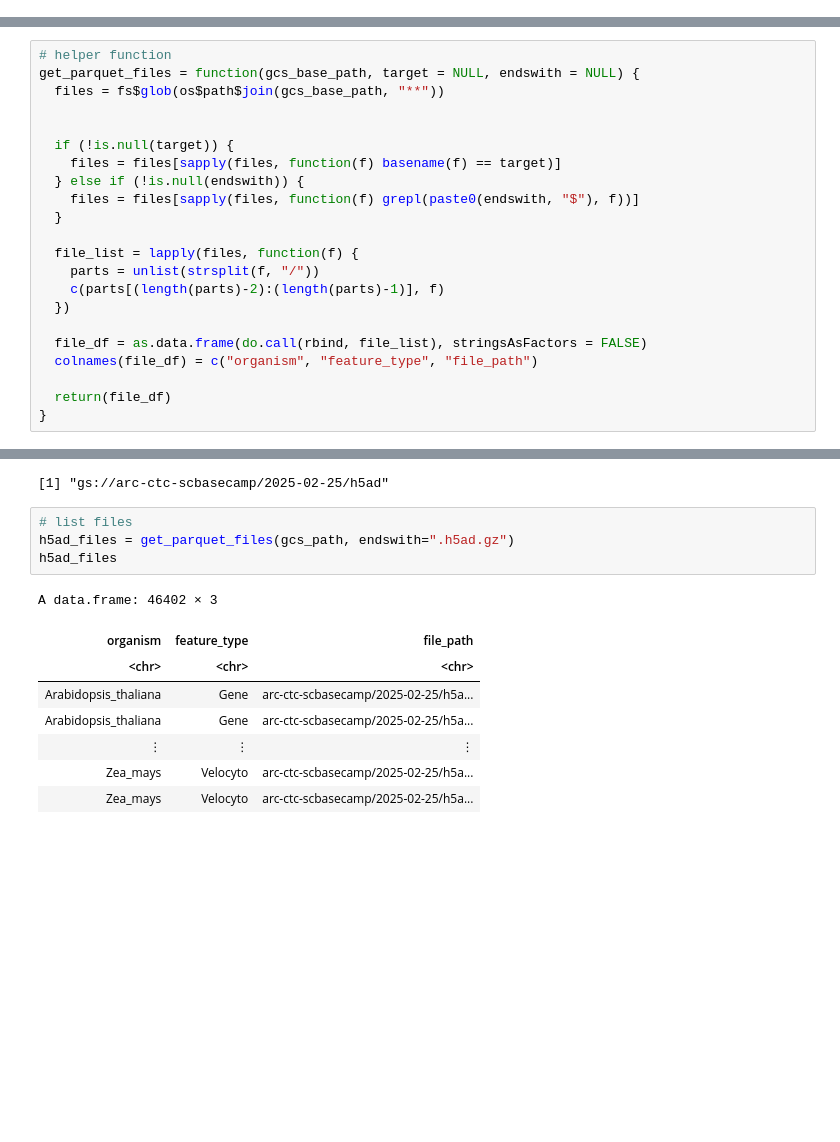
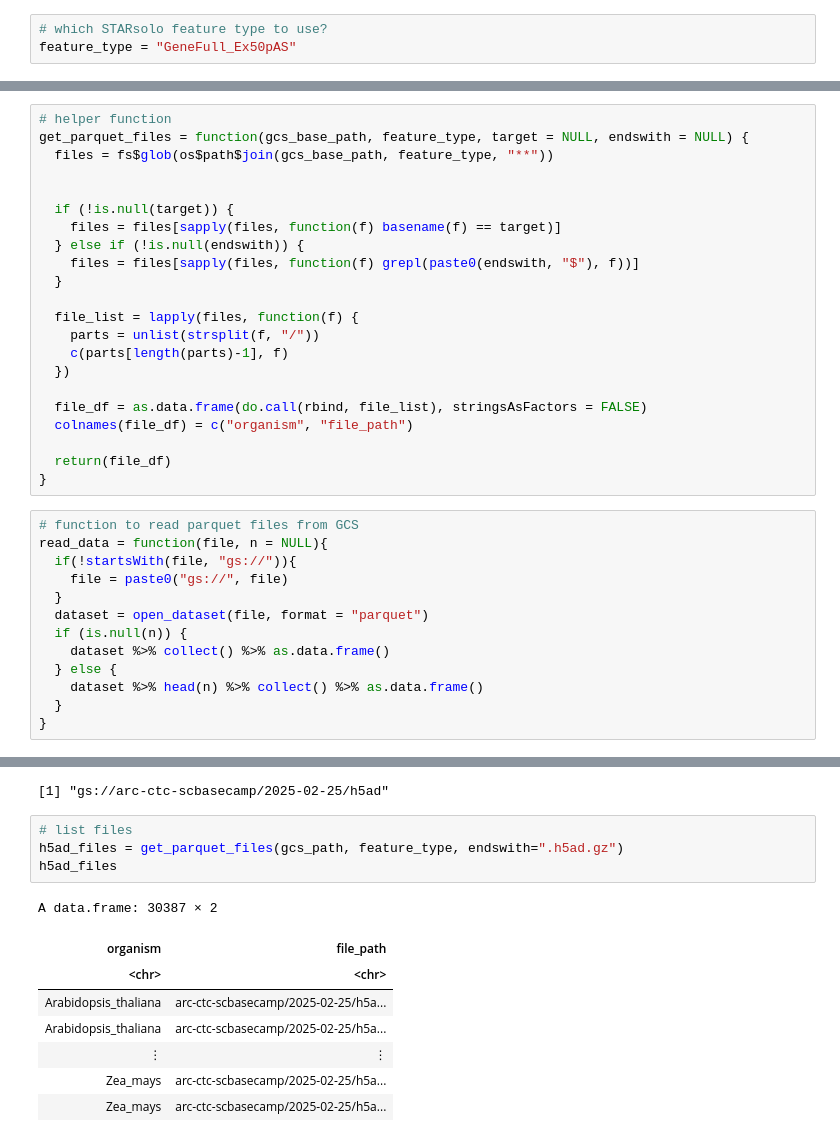
Before and after one commit to rdas-genesilico-ai/arc-virtual-cell-atlas-uv, a Jupyter notebook: scBaseCamp/tutorial-R.ipynb, the cells around one changed output, grey strips where cells are left out. Drawn from its saved outputs; the diff is of its cells as text; blank space fills up the shorter version.

```diff
--- a/scBaseCamp/tutorial-R.ipynb
+++ b/scBaseCamp/tutorial-R.ipynb
@@ -41,6 +56,9 @@ options(repr.matrix.max.rows=4)
 # %%
 # GCS bucket path
 gcs_base_path = "gs://arc-ctc-scbasecamp/2025-02-25"
+# %%
+# which STARsolo feature type to use?
+feature_type = "GeneFull_Ex50pAS"
 # %% [markdown]
 # List available files
 
@@ -52,8 +70,8 @@ fs = gcsfs$GCSFileSystem(
 )
 # %%
 # helper function
-get_parquet_files = function(gcs_base_path, target = NULL, endswith = NULL) {
-  files = fs$glob(os$path$join(gcs_base_path, "**"))
+get_parquet_files = function(gcs_base_path, feature_type, target = NULL, endswith = NULL) {
+  files = fs$glob(os$path$join(gcs_base_path, feature_type, "**"))
 
 
   if (!is.null(target)) {
@@ -64,14 +82,27 @@ get_parquet_files = function(gcs_base_path, target = NULL, endswith = NULL) {
 
   file_list = lapply(files, function(f) {
     parts = unlist(strsplit(f, "/"))
-    c(parts[(length(parts)-2):(length(parts)-1)], f)
+    c(parts[length(parts)-1], f)
   })
 
   file_df = as.data.frame(do.call(rbind, file_list), stringsAsFactors = FALSE)
-  colnames(file_df) = c("organism", "feature_type", "file_path")
+  colnames(file_df) = c("organism", "file_path")
 
   return(file_df)
 }
+# %%
+# function to read parquet files from GCS
+read_data = function(file, n = NULL){
+  if(!startsWith(file, "gs://")){
+    file = paste0("gs://", file)
+  }
+  dataset = open_dataset(file, format = "parquet")
+  if (is.null(n)) {
+    dataset %>% collect() %>% as.data.frame()
+  } else {
+    dataset %>% head(n) %>% collect() %>% as.data.frame()
+  }
+}
 # %% [markdown]
 ## Parquet files
 
@@ -119,15 +151,15 @@ gcs_path
 [1] "gs://arc-ctc-scbasecamp/2025-02-25/h5ad"
 # %%
 # list files
-h5ad_files = get_parquet_files(gcs_path, endswith=".h5ad.gz")
+h5ad_files = get_parquet_files(gcs_path, feature_type, endswith=".h5ad.gz")
 h5ad_files
 # %% [output]
-A data.frame: 46402 × 3
+A data.frame: 30387 × 2
-| organism | feature_type | file_path |
-| <chr> | <chr> | <chr> |
-| Arabidopsis_thaliana | Gene | arc-ctc-scbasecamp/2025-02-25/h5a... |
-| Arabidopsis_thaliana | Gene | arc-ctc-scbasecamp/2025-02-25/h5a... |
-| ⋮ | ⋮ | ⋮ |
-| Zea_mays | Velocyto | arc-ctc-scbasecamp/2025-02-25/h5a... |
-| Zea_mays | Velocyto | arc-ctc-scbasecamp/2025-02-25/h5a... |
+| organism | file_path |
+| <chr> | <chr> |
+| Arabidopsis_thaliana | arc-ctc-scbasecamp/2025-02-25/h5a... |
+| Arabidopsis_thaliana | arc-ctc-scbasecamp/2025-02-25/h5a... |
+| ⋮ | ⋮ |
+| Zea_mays | arc-ctc-scbasecamp/2025-02-25/h5a... |
+| Zea_mays | arc-ctc-scbasecamp/2025-02-25/h5a... |
 # %% [markdown]
```
Also changed, not shown: parts of 31 cells of this notebook, 1 other file.
